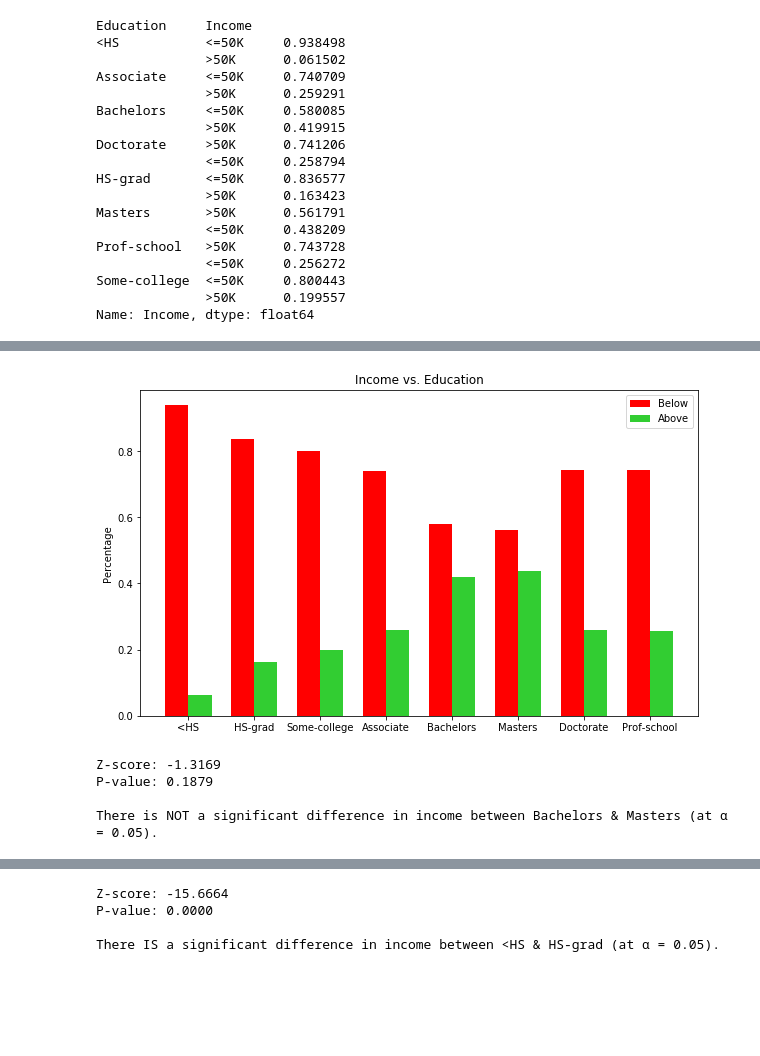
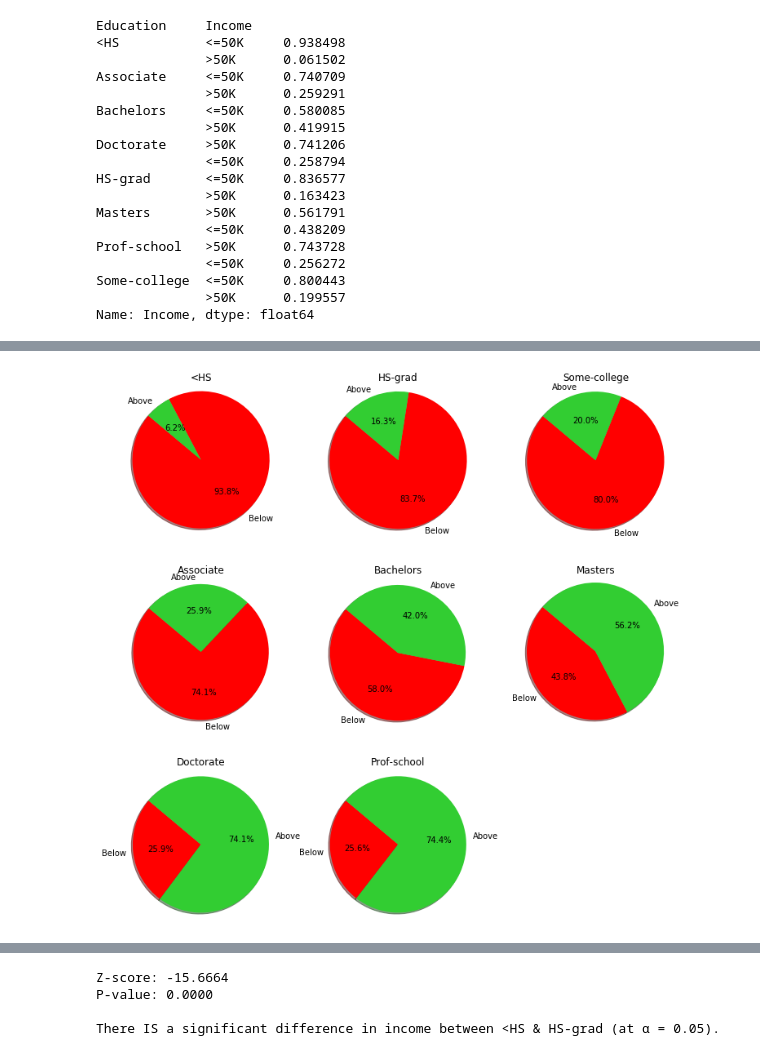
Before and after one commit to MattLombardo/Project-1, a Jupyter notebook: Data_Analysis.ipynb, the cells around one changed output, grey strips where cells are left out. Saved outputs shown, nothing was run; the diff lists cells and outputs as text; code cells hidden in the pictures; blank space fills up the shorter version.

```diff
--- a/Data_Analysis.ipynb
+++ b/Data_Analysis.ipynb
@@ -228,11 +224,50 @@ pie_grapher(data_final,"Education","Income",edu_order,"dont save")
-# %%
-bar_grapher(data_final,"Education","Income",edu_order,"dont save")
-# %% [output]
-[figure, removed]
-# %%
-two_prop_z_test(data_final,"Income","Education","Bachelors","Masters",0.05)
-# %% [output]
-Z-score: -1.3169
-P-value: 0.1879
-
-There is NOT a significant difference in income between Bachelors & Masters (at α = 0.05).
+# %%
+above = data_final.loc[data_final["Income"] == ">50K"]
+below = data_final.loc[data_final["Income"] == "<=50K"]
+
+proportions_below= []
+proportions_above= []
+
+for i in edu_order:
+    proportions_below.append(len(below.loc[below["Education"] == i])/len(data_final.loc[data_final["Education"]== i]))
+    proportions_above.append(len(above.loc[above["Education"] == i])/len(data_final.loc[data_final["Education"]== i]))
+# %%
+label = ["Below","Above"]
+color = ["red","limegreen"]
+
+the_grid = GridSpec(3,3)
+the_grid.update(wspace=0.3, hspace=0.3)
+plt.figure(figsize=(12,12))
+x = 0
+y = 0
+num = 0
+
+for i in edu_order:
+    pie_votes = [proportions_below[num],proportions_above[num]]
+
+    num = num + 1
+
+    plt.subplot(the_grid[x,y], aspect=1)
+    if x == 0:
+        y = y + 1
+        if y == 3:
+            x = 1
+            y = -1
+    if x == 1:
+        y = y + 1
+        if y == 3:
+            x = 2
+            y = -1
+    if x == 2:
+        y = y + 1
+
+    plt.pie(pie_votes, labels=label,
+    autopct="%1.1f%%", shadow=True, startangle=140,colors=color)
+    plt.axis("equal")
+    plt.title(i)
+
+#plt.savefig("output/education_income_pie.png")
+
+plt.show()
+# %% [output]
+[figure, added]
```
Also changed, not shown: parts of 3 cells of this notebook, 5 other files.
